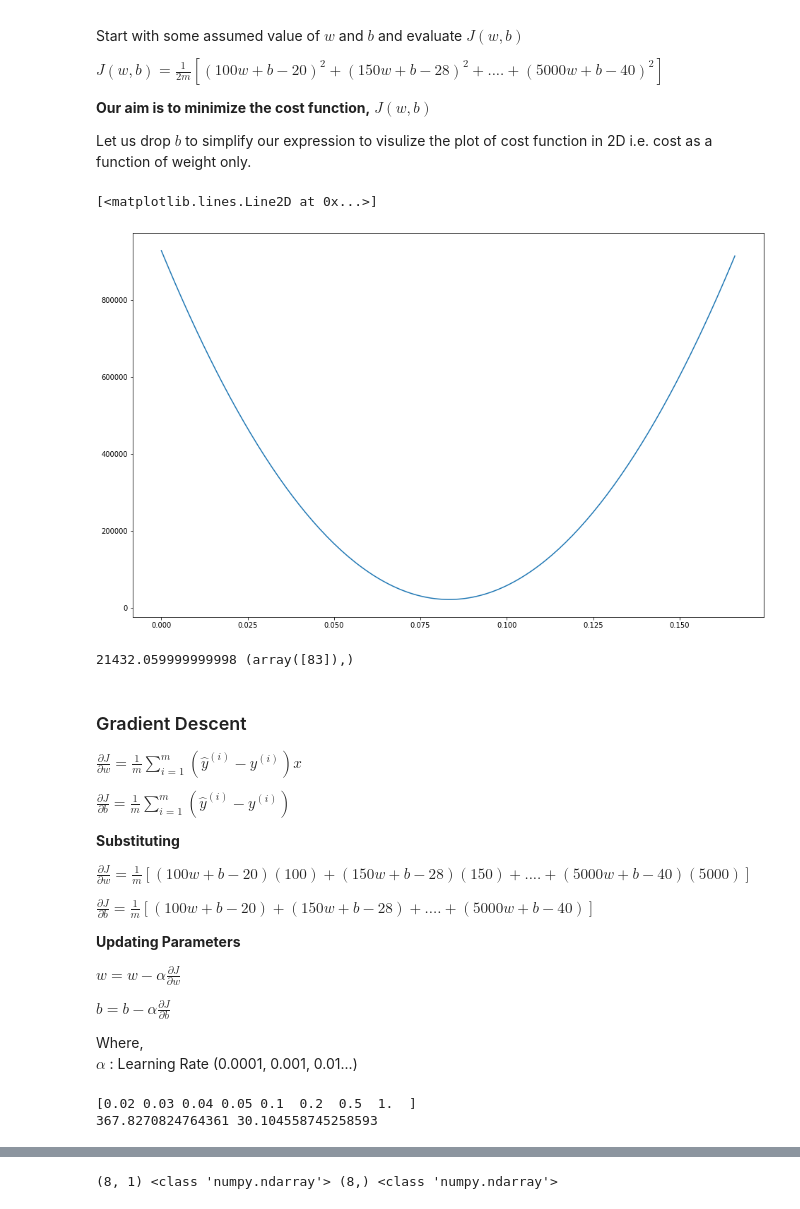
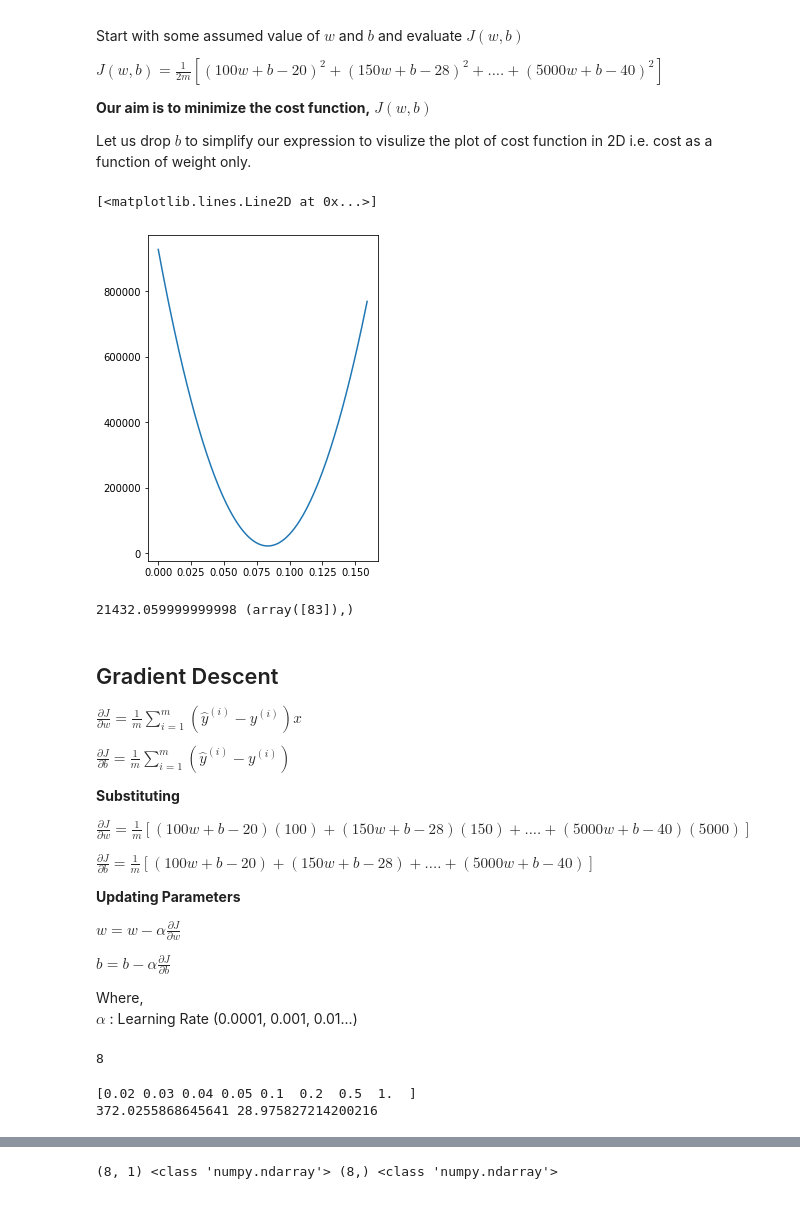
Before and after one commit to Parth0330/AI-ipynb, a Jupyter notebook: 07linearRegression1F.ipynb, the cells around one changed output, grey strips where cells are left out. Saved outputs shown, nothing was run; the diff lists cells and outputs as text; code cells hidden in the pictures.

```diff
--- a/07linearRegression1F.ipynb
+++ b/07linearRegression1F.ipynb
@@ -14,6 +14,8 @@ $\hat{y}^{(i)} = wx^{(i)}+b $
 # %%
 import numpy as np
 from matplotlib import pyplot as plt
+plt.rcParams['figure.figsize']=(14,6)
+
 price=np.array([20,28, 39, 51, 75, 130, 210,400])
 bedroom=np.array([1,1,2,2,3,4,4,5])
 size=np.array([100,150,200,250,500, 1000,2500,5000])
@@ -53,15 +55,16 @@ y=price
 # %%
 #initialize array to store J for plotting
 plotJ=np.array([0,0])
-for i in range(167):
+for i in range(160):
   J=cost(X, y, i/1000,0)    # Call cost function to _ and the cost for assumed weight (i/1000)
   plotJ=np.vstack((plotJ,[i/1000,J])) # Stack the value of the w and the cost in plotJ array
   #print(i/100,y,J)
 plotJ
+ax1=plt.subplot(131)
 plt.plot(plotJ[1:,0], plotJ[1:,1])
 # %% [output]
 [<matplotlib.lines.Line2D at 0x...>]
-[figure, old version]
+[figure, new version]
 # %%
 # Minimum Loss and its corresponding weight
 minLoss=np.min(plotJ[1:,1])
@@ -69,7 +72,7 @@ print(minLoss, np.where(plotJ[1:,1] == minLoss))
 # %% [output]
 21432.059999999998 (array([83]),)
 # %% [markdown]
-### Gradient Descent
+## Gradient Descent
 $ \frac{\partial J}{\partial w} = \frac{1}{m} \sum \limits _{i=1} ^m (\hat {y}^{(i)}-y^{(i)})x$
 
 $ \frac{\partial J}{\partial b} = \frac{1}{m} \sum \limits _{i=1} ^m (\hat {y}^{(i)}-y^{(i)})$
@@ -89,21 +92,24 @@ $ b = b - \alpha \frac {\partial J}{\partial b}$
 Where,
         $ \alpha$ : Learning Rate (0.0001, 0.001, 0.01...)
 # %%
-X=X/np.max(X)
+X_norm=X/np.max(X)
+X_norm.shape[0]
+# %% [output]
+8
 # %%
-learning_rate=0.0001
-max_iteration=1000
+learning_rate=0.01
+max_iteration=5000
 cost=np.zeros((max_iteration))
 wPlot=np.zeros((max_iteration))
 bPlot=np.zeros((max_iteration))
-print(X)
+print(X_norm)
 w=0.0
 b=0.0
 for i in range(max_iteration):
-  yhat=w*X+b
-  cost[i]=np.dot((yhat-y).T,(yhat-y))/2*X.shape[0]
-  dw=np.dot((yhat-y).T,X)/X[0]
-  db=np.sum((yhat-y), axis=0)/X[0]
+  yhat=w*X_norm+b
+  cost[i]=np.dot((yhat-y).T,(yhat-y))/2*X_norm.shape[0]
+  dw=np.dot((yhat-y).T,X_norm)/X_norm.shape[0]
+  db=np.sum((yhat-y), axis=0)/X_norm.shape[0]
   w=w-learning_rate*dw
   b=b-learning_rate*db
   wPlot[i]=w
@@ -111,4 +117,4 @@ for i in range(max_iteration):
 print(w, b)
 # %% [output]
 [0.02 0.03 0.04 0.05 0.1  0.2  0.5  1.  ]
-367.8270824764361 30.104558745258593
+372.0255868645641 28.975827214200216
```
Also changed, not shown: parts of 17 cells of this notebook, 1 other file.
